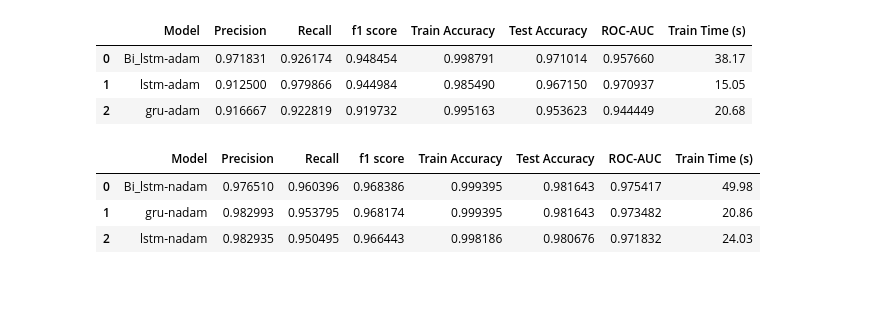
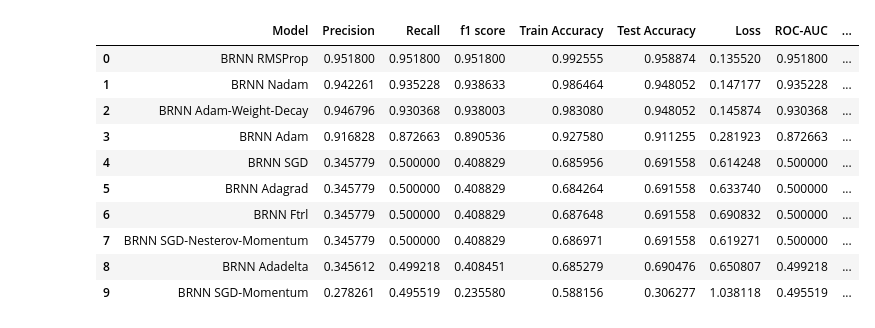
Before and after one commit to shahanHasan/BenchMark-Optimizers-in-Deep-learning-for-Email-Classification-, a Jupyter notebook: Comparison.ipynb, the cells around one changed output. Cells and saved outputs as stored; diff of their text form; code cells hidden in the pictures; blank space fills up the shorter version.

```diff
--- a/Comparison.ipynb
+++ b/Comparison.ipynb
@@ -14,14 +52,14 @@ RMSProp.to_csv("Comparison/RMS_comparison.csv", index=False)
 # %%
-Adam
+ENRON_BRNN
 # %% [output]
-|  | Model | Precision | Recall | f1 score | Train Accuracy | Test Accuracy | ROC-AUC | Train Time (s) |
-| 0 | Bi_lstm-adam | 0.971831 | 0.926174 | 0.948454 | 0.998791 | 0.971014 | 0.957660 | 38.17 |
-| 1 | lstm-adam | 0.912500 | 0.979866 | 0.944984 | 0.985490 | 0.967150 | 0.970937 | 15.05 |
-| 2 | gru-adam | 0.916667 | 0.922819 | 0.919732 | 0.995163 | 0.953623 | 0.944449 | 20.68 |
+|  | Model | Precision | Recall | f1 score | Train Accuracy | Test Accuracy | Loss | ROC-AUC | ... |
+| 0 | BRNN RMSProp | 0.951800 | 0.951800 | 0.951800 | 0.992555 | 0.958874 | 0.135520 | 0.951800 | ... |
+| 1 | BRNN Nadam | 0.942261 | 0.935228 | 0.938633 | 0.986464 | 0.948052 | 0.147177 | 0.935228 | ... |
+| 2 | BRNN Adam-Weight-Decay | 0.946796 | 0.930368 | 0.938003 | 0.983080 | 0.948052 | 0.145874 | 0.930368 | ... |
+| 3 | BRNN Adam | 0.916828 | 0.872663 | 0.890536 | 0.927580 | 0.911255 | 0.281923 | 0.872663 | ... |
+| 4 | BRNN SGD | 0.345779 | 0.500000 | 0.408829 | 0.685956 | 0.691558 | 0.614248 | 0.500000 | ... |
+| 5 | BRNN Adagrad | 0.345779 | 0.500000 | 0.408829 | 0.684264 | 0.691558 | 0.633740 | 0.500000 | ... |
+| 6 | BRNN Ftrl | 0.345779 | 0.500000 | 0.408829 | 0.687648 | 0.691558 | 0.690832 | 0.500000 | ... |
+| 7 | BRNN SGD-Nesterov-Momentum | 0.345779 | 0.500000 | 0.408829 | 0.686971 | 0.691558 | 0.619271 | 0.500000 | ... |
+| 8 | BRNN Adadelta | 0.345612 | 0.499218 | 0.408451 | 0.685279 | 0.690476 | 0.650807 | 0.499218 | ... |
+| 9 | BRNN SGD-Momentum | 0.278261 | 0.495519 | 0.235580 | 0.588156 | 0.306277 | 1.038118 | 0.495519 | ... |
-# %%
-Nadam
-# %% [output]
-|  | Model | Precision | Recall | f1 score | Train Accuracy | Test Accuracy | ROC-AUC | Train Time (s) |
-| 0 | Bi_lstm-nadam | 0.976510 | 0.960396 | 0.968386 | 0.999395 | 0.981643 | 0.975417 | 49.98 |
-| 1 | gru-nadam | 0.982993 | 0.953795 | 0.968174 | 0.999395 | 0.981643 | 0.973482 | 20.86 |
-| 2 | lstm-nadam | 0.982935 | 0.950495 | 0.966443 | 0.998186 | 0.980676 | 0.971832 | 24.03 |
```
Also changed, not shown: parts of 23 cells of this notebook, 22 other files.
